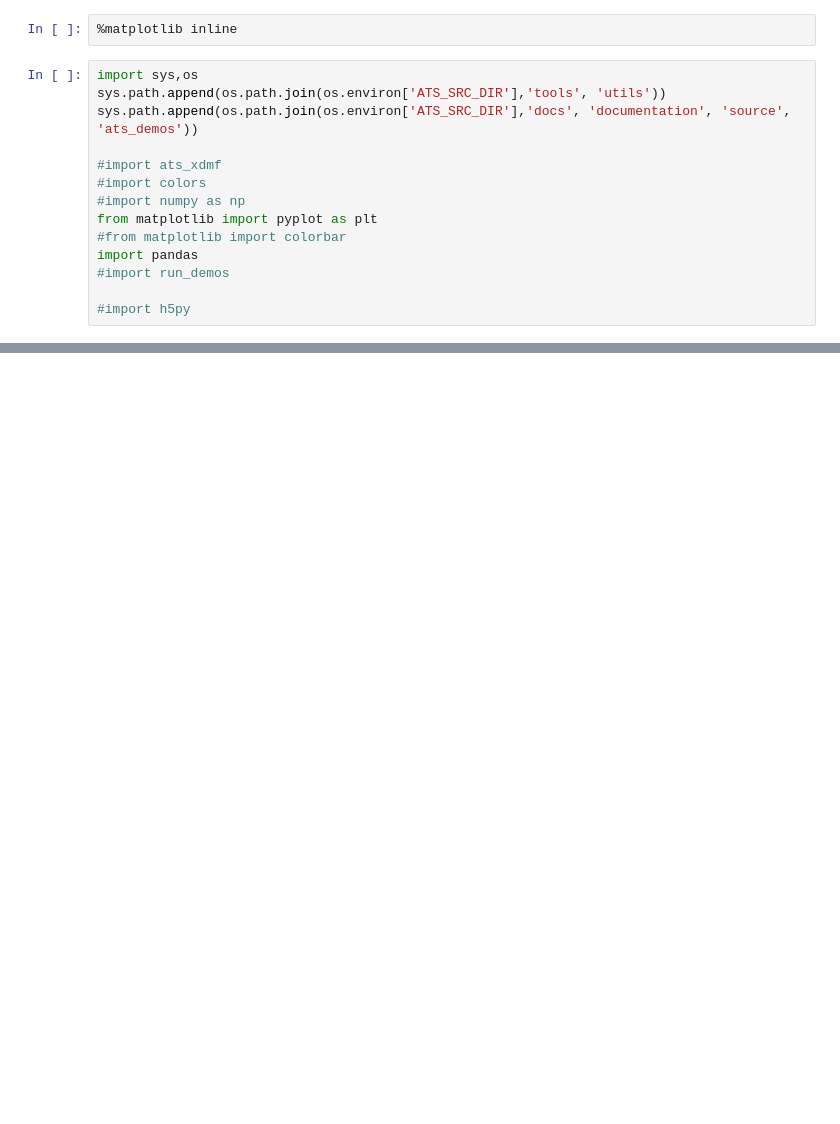
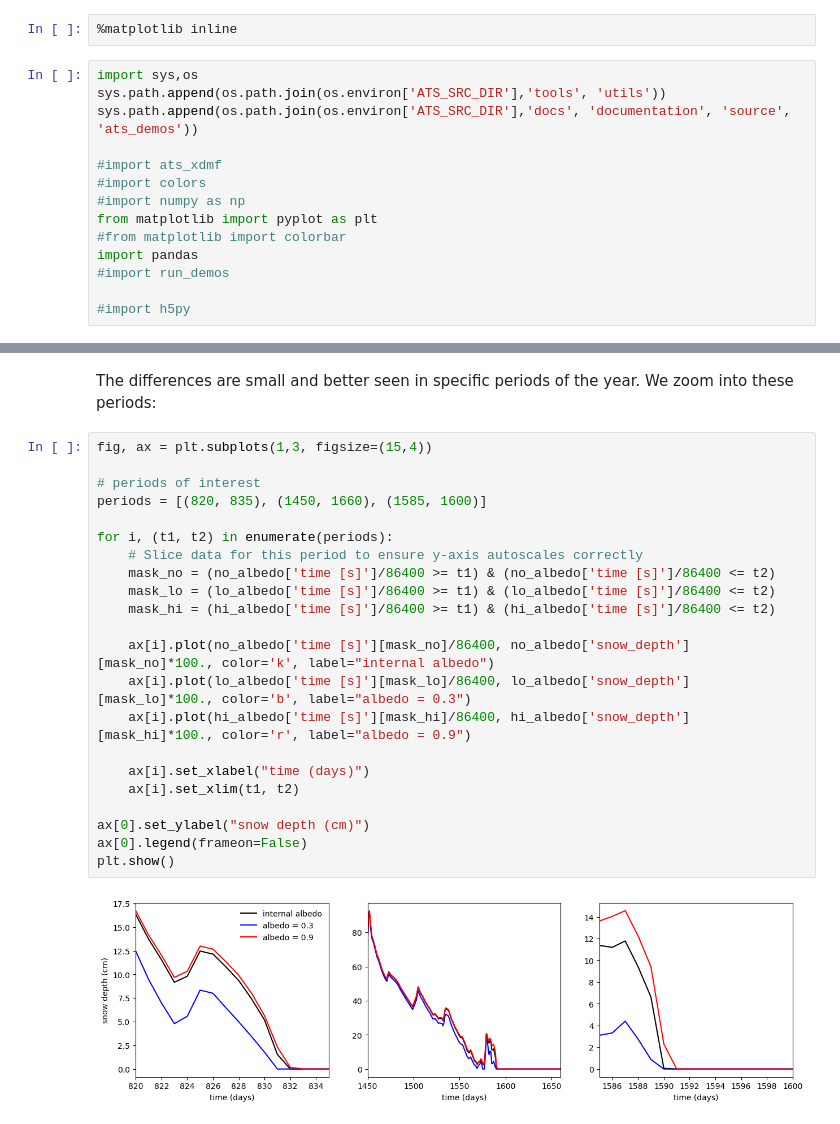
Before and after one commit to amanzi/ats-demos, a Jupyter notebook: 14_ecosim/ecosim.ipynb, the cells around one changed output, grey strips where cells are left out. Cells and saved outputs as stored; diff of their text form; blank space fills up the shorter version.

```diff
--- a/14_ecosim/ecosim.ipynb
+++ b/14_ecosim/ecosim.ipynb
@@ -60,0 +69,26 @@ plt.show()
+# %% [markdown]
+The differences are small and better seen in specific periods of the year. We zoom into these periods:
+# %%
+fig, ax = plt.subplots(1,3, figsize=(15,4))
+
+# periods of interest
+periods = [(820, 835), (1450, 1660), (1585, 1600)]
+
+for i, (t1, t2) in enumerate(periods):
+    # Slice data for this period to ensure y-axis autoscales correctly
+    mask_no = (no_albedo['time [s]']/86400 >= t1) & (no_albedo['time [s]']/86400 <= t2)
+    mask_lo = (lo_albedo['time [s]']/86400 >= t1) & (lo_albedo['time [s]']/86400 <= t2)
+    mask_hi = (hi_albedo['time [s]']/86400 >= t1) & (hi_albedo['time [s]']/86400 <= t2)
+
+    ax[i].plot(no_albedo['time [s]'][mask_no]/86400, no_albedo['snow_depth'][mask_no]*100., color='k', label="internal albedo")
+    ax[i].plot(lo_albedo['time [s]'][mask_lo]/86400, lo_albedo['snow_depth'][mask_lo]*100., color='b', label="albedo = 0.3")
+    ax[i].plot(hi_albedo['time [s]'][mask_hi]/86400, hi_albedo['snow_depth'][mask_hi]*100., color='r', label="albedo = 0.9")
+
+    ax[i].set_xlabel("time (days)")
+    ax[i].set_xlim(t1, t2)
+
+ax[0].set_ylabel("snow depth (cm)")
+ax[0].legend(frameon=False)
+plt.show()
+# %% [output]
+[figure, added]
```
Also changed, not shown: parts of 3 cells of this notebook, 3 other files.
